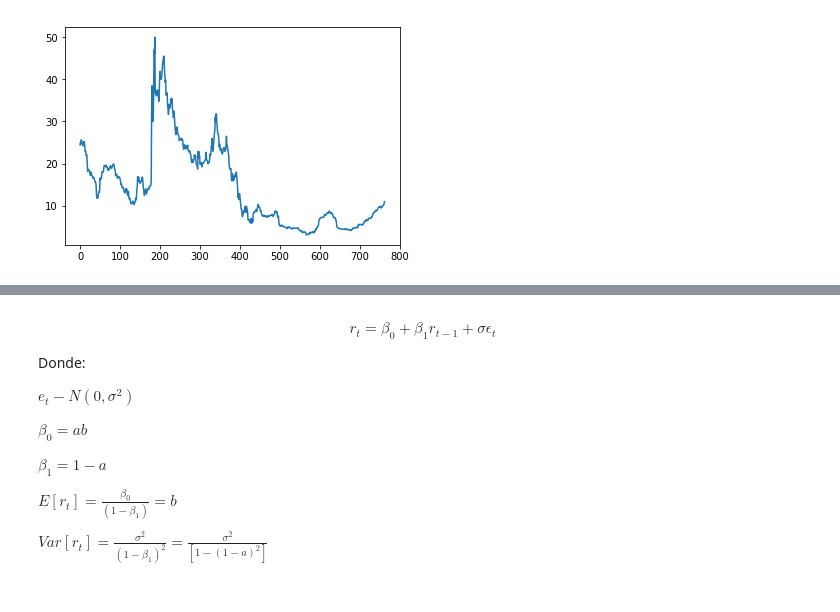
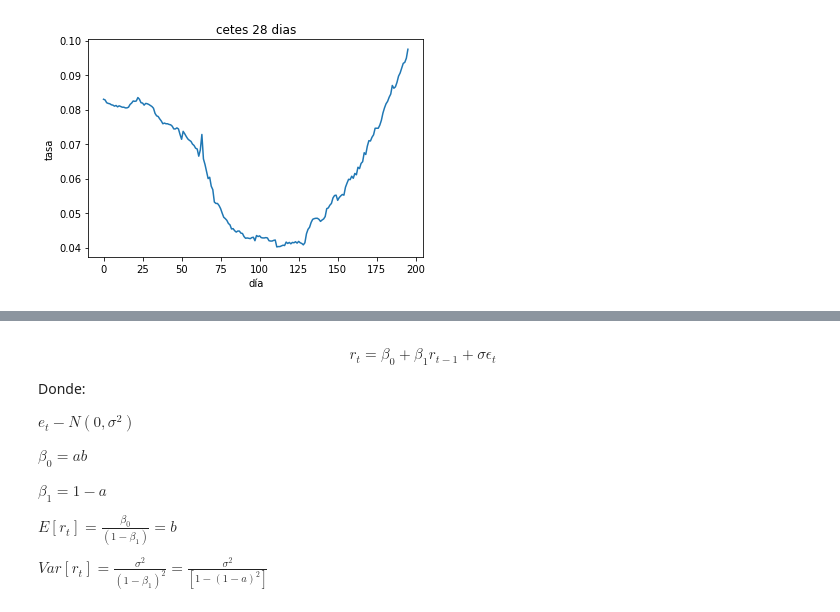
Before and after one commit to leonardo0529/tesis_actuaria, a Jupyter notebook: aplicación/vasicek.ipynb, the cells around one changed output, grey strips where cells are left out. Cells and saved outputs as stored; diff of their text form; code cells hidden in the pictures.

```diff
--- a/aplicación/vasicek.ipynb
+++ b/aplicación/vasicek.ipynb
@@ -20,4 +11,19 @@ tasas_182['tasa'].plot();
-# %%
-tasas_364['tasa'].plot();
-# %% [output]
-[figure, removed]
+# %%
+fecha_fin=[str(d) for d in list(lt())[:2]]+["01"]
+fecha_fin="-".join(fecha_fin)+"/"
+url='https://www.banxico.org.mx/SieAPIRest/service/v1/series/SF282,SF43939,SF3270,SF43945/datos/2019-01-01/'+fecha_fin+'?token='+token
+r=requests.get(url)
+data=r.json()
+cetes_28,cetes_90,cetes_180,cetes_360=data['bmx']['series']
+cetes=[cetes_28,cetes_90,cetes_180,cetes_360]
+def pd_cetes(data):
+    df_cetes=pd.DataFrame(data['datos'])
+    df_cetes=df_cetes[df_cetes['dato']!='N/E']
+    df_cetes.columns=['fecha','tasa']
+    df_cetes=df_cetes['tasa'].astype(float)/100
+    return df_cetes
+cetes_28,cetes_90,cetes_180,cetes_360=list(map(pd_cetes,cetes))
+# %%
+cetes_28.plot(title="cetes 28 dias",xlabel="día",ylabel="tasa");
+# %% [output]
+[figure, added]
```
Also changed, not shown: parts of 18 cells of this notebook.
